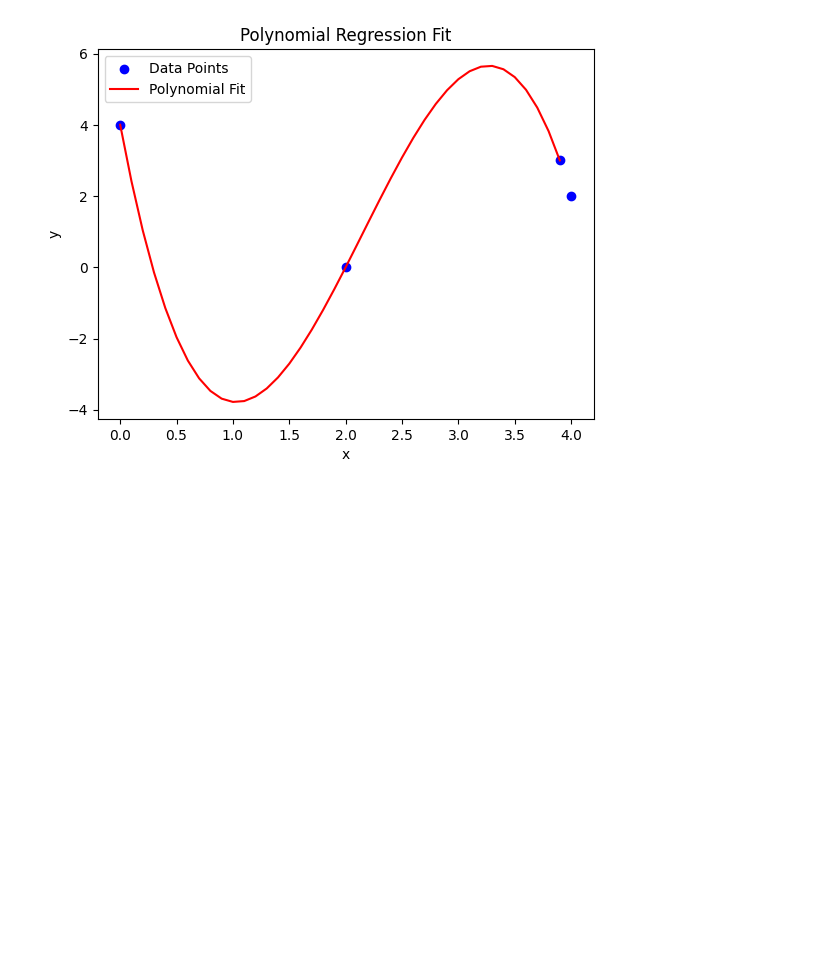
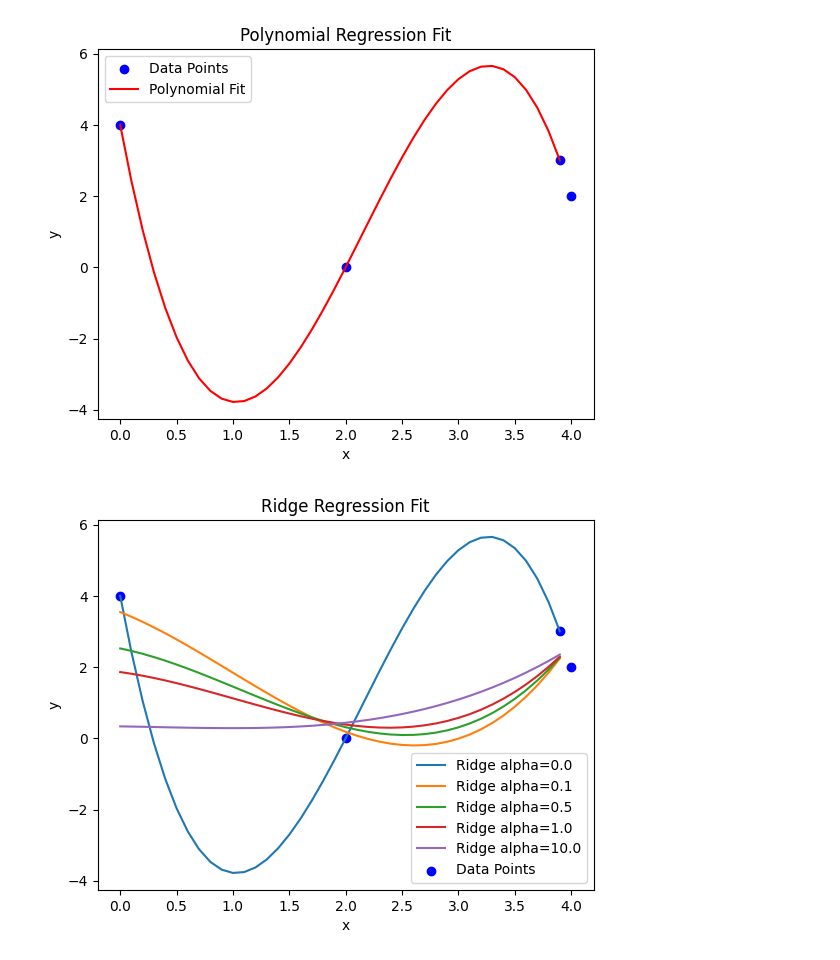
Before and after one commit to Nanato7710/info3dm, a Jupyter notebook: src/regression-test/illustrate_model.ipynb, the cells around one changed output. Cells and saved outputs as stored; diff of their text form; code cells hidden in the pictures; blank space fills up the shorter version.

Commit message:
RidgeRegressionの実装

```diff
--- a/src/regression-test/illustrate_model.ipynb
+++ b/src/regression-test/illustrate_model.ipynb
@@ -46,3 +46,30 @@ plt.legend()
 plt.show()
 # %% [output]
 [figure]
+# %%
+import numpy as np
+import datasets
+import regression
+import matplotlib.pyplot as plt
+
+X, Y = datasets.load_nonlinear_example1()
+ex_X = datasets.polynomial3_features(X)
+
+alphas = [0.0, 0.1, 0.5, 1.0, 10.0]
+for alpha in alphas:
+    model = regression.RidgeRegression(alpha=alpha)
+    model.fit(ex_X, Y)
+
+    samples = np.arange(0, 4, 0.1)
+    x_samples = np.c_[np.ones_like(samples), samples]
+    ex_x_samples = datasets.polynomial3_features(x_samples)
+
+    plt.plot(samples, model.predict(ex_x_samples), label=f'Ridge alpha={alpha}')
+plt.scatter(X[:, 1], Y, color='blue', label='Data Points')
+plt.xlabel('x')
+plt.ylabel('y')
+plt.title('Ridge Regression Fit')
+plt.legend()
+plt.show()
+# %% [output]
+[figure, added]
```
Also changed, not shown: 1 other file.
